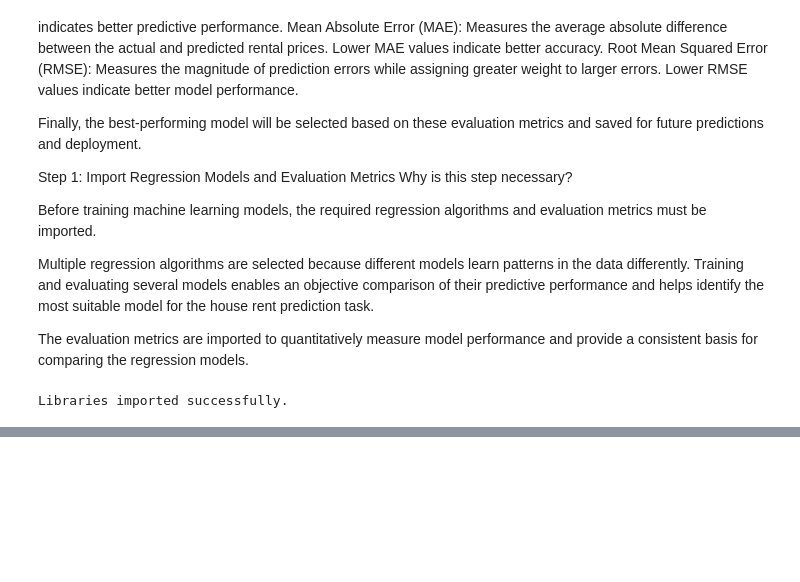
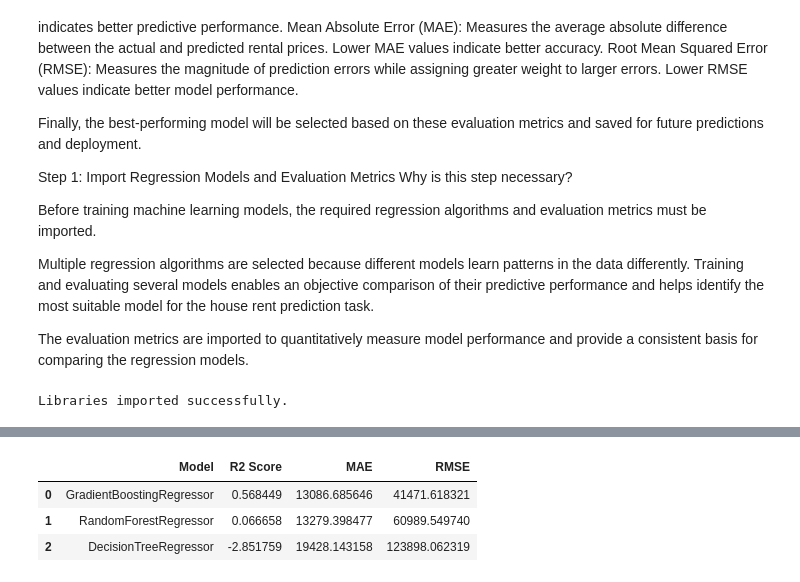
Before and after one commit to MOSTAFASEIKH/HRP, a Jupyter notebook: notebooks/HRP.ipynb, the cells around one changed output, grey strips where cells are left out. Cells and saved outputs as stored; diff of their text form; code cells hidden in the pictures; blank space fills up the shorter version.

Commit message:
Update model training

```diff
--- a/notebooks/HRP.ipynb
+++ b/notebooks/HRP.ipynb
@@ -861,0 +958,15 @@ Libraries imported successfully.
+# %%
+# Create a Decision Tree Regressor
+decision_tree = DecisionTreeRegressor(random_state=42)
+
+# Evaluate the model
+decision_tree_results = evaluate_model(
+    decision_tree,
+    X_train,
+    X_test,
+    y_train,
+    y_test
+)
+
+# Store the results
+results.append(decision_tree_results)
@@ -861,0 +1055,17 @@ Libraries imported successfully.
+# %%
+# Create a Gradient Boosting Regressor
+gradient_boosting = GradientBoostingRegressor(
+    random_state=42
+)
+
+# Evaluate the model
+gradient_boosting_results = evaluate_model(
+    gradient_boosting,
+    X_train,
+    X_test,
+    y_train,
+    y_test
+)
+
+# Store the results
+results.append(gradient_boosting_results)
@@ -861,0 +1098,17 @@ Libraries imported successfully.
+# %%
+# Create a DataFrame of model performance
+results_df = pd.DataFrame(results)
+
+# Sort models by R² Score (Higher is Better)
+results_df = results_df.sort_values(by='R2 Score', ascending=False)
+
+# Reset index
+results_df.reset_index(drop=True, inplace=True)
+
+# Display comparison table
+results_df
+# %% [output]
+|  | Model | R2 Score | MAE | RMSE |
+| 0 | GradientBoostingRegressor | 0.568449 | 13086.685646 | 41471.618321 |
+| 1 | RandomForestRegressor | 0.066658 | 13279.398477 | 60989.549740 |
+| 2 | DecisionTreeRegressor | -2.851759 | 19428.143158 | 123898.062319 |
```
Also changed, not shown: parts of 18 cells of this notebook.
